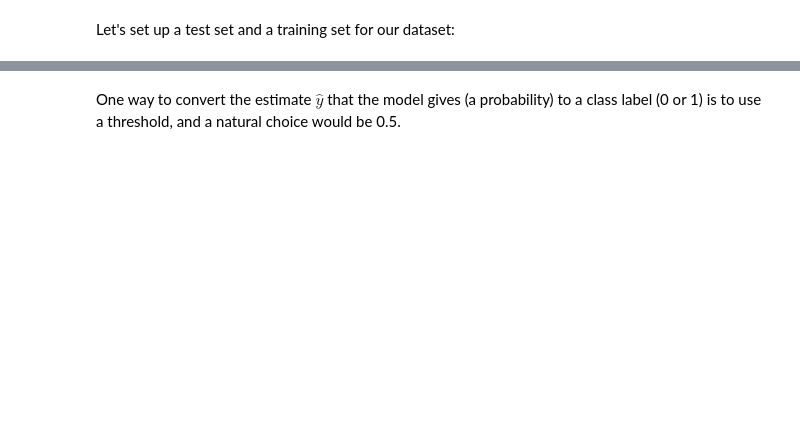
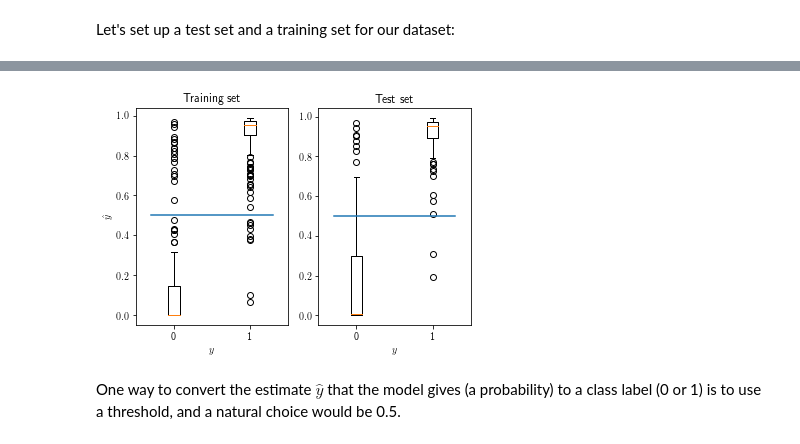
Before and after one commit to sverchkov/bmi-773-content, a Jupyter notebook: ml-lecture-2020-03-23.ipynb, the cells around one changed output, grey strips where cells are left out. Drawn from its saved outputs; the diff is of its cells as text; code cells hidden in the pictures; blank space fills up the shorter version.

```diff
--- a/ml-lecture-2020-03-23.ipynb
+++ b/ml-lecture-2020-03-23.ipynb
@@ -221,2 +256,26 @@ yhat_test = lr.predict_proba(features_test)
+# %%
+# We can compare the training set and the test set by plotting y-hat vs y
+yhat_train_ps = yhat_train[target_train == 1]
+yhat_train_ns = yhat_train[target_train == 0]
+yhat_test_ps = yhat_test[target_test == 1]
+yhat_test_ns = yhat_test[target_test == 0]
+
+ax1 = plt.subplot(1,2,1)
+ax1.boxplot([yhat_train_ns, yhat_train_ps], positions=[0,1])
+ax1.set_ylabel(r'$\hat y$')
+ax1.set_xlabel(r'$y$')
+ax1.set_title('Training set')
+ax1.plot([-0.3,1.3], [0.5,0.5])
+
+ax2 = plt.subplot(1,2,2)
+ax2.boxplot([yhat_test_ns, yhat_test_ps], positions=[0,1])
+#ax2.set_ylabel(r'$\hat y$')
+ax2.set_xlabel(r'$y$')
+ax2.set_title('Test set')
+ax2.plot([-0.3,1.3], [0.5,0.5])
+
+plt.show()
+# %% [output]
+[figure, added]
 # %% [markdown]
 One way to convert the estimate $\hat y$ that the model gives (a probability) to a class label (0 or 1) is to use a threshold, and a natural choice would be 0.5.
```
Also changed, not shown: parts of 28 cells of this notebook, 5 other files.
